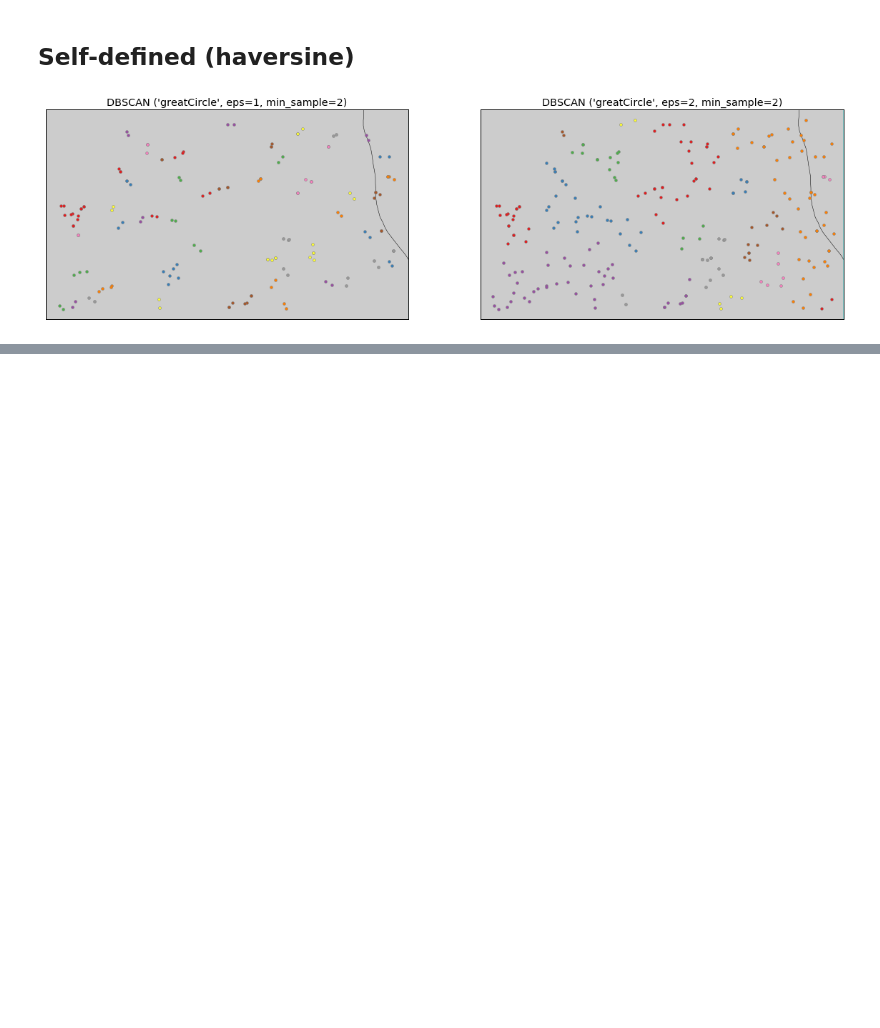
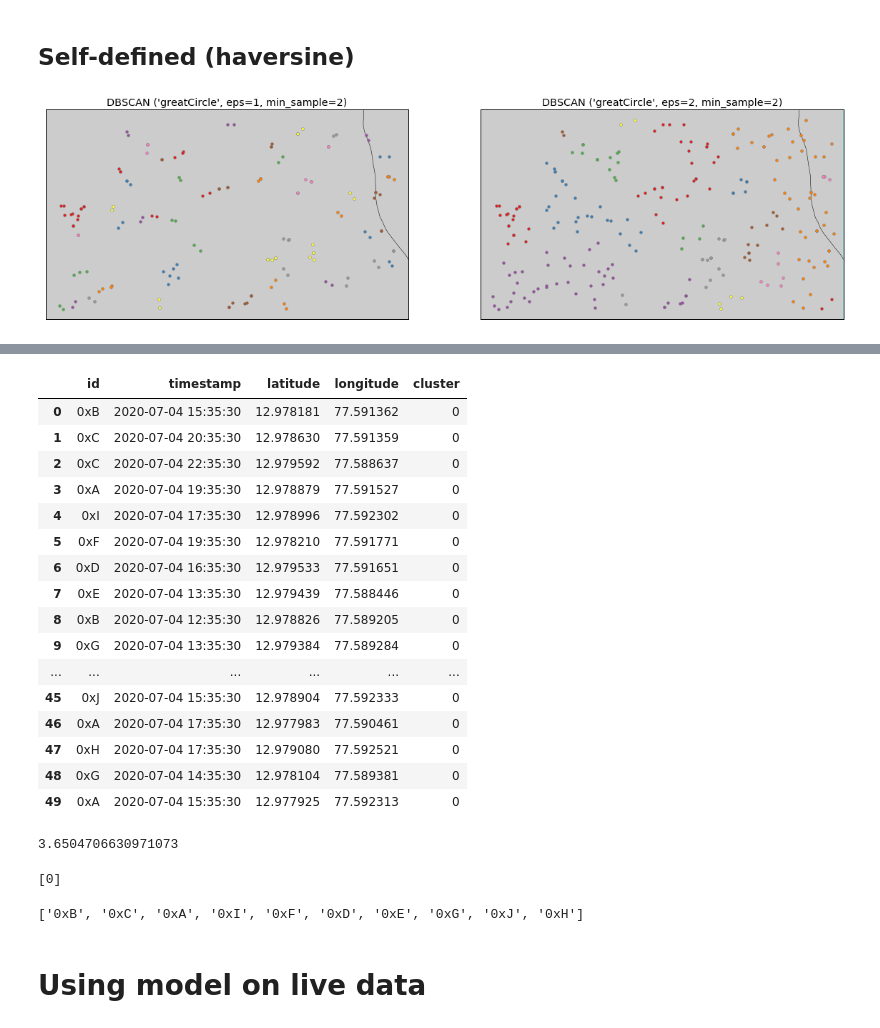
Before and after one commit to KumbleMadhu/PRANA, a Jupyter notebook: prana_contact_tracing_using_DBSCAN.ipynb, the cells around one changed output, grey strips where cells are left out. Drawn from its saved outputs; the diff is of its cells as text; code cells hidden in the pictures; blank space fills up the shorter version.

```diff
--- a/prana_contact_tracing_using_DBSCAN.ipynb
+++ b/prana_contact_tracing_using_DBSCAN.ipynb
@@ -268,0 +261,53 @@ get_infected_ids(input_id)
+# %%
+dftrain.head(50)
+# %% [output]
+|  | id | timestamp | latitude | longitude | cluster |
+| 0 | 0xB | 2020-07-04 15:35:30 | 12.978181 | 77.591362 | 0 |
+| 1 | 0xC | 2020-07-04 20:35:30 | 12.978630 | 77.591359 | 0 |
+| 2 | 0xC | 2020-07-04 22:35:30 | 12.979592 | 77.588637 | 0 |
+| 3 | 0xA | 2020-07-04 19:35:30 | 12.978879 | 77.591527 | 0 |
+| 4 | 0xI | 2020-07-04 17:35:30 | 12.978996 | 77.592302 | 0 |
+| 5 | 0xF | 2020-07-04 19:35:30 | 12.978210 | 77.591771 | 0 |
+| 6 | 0xD | 2020-07-04 16:35:30 | 12.979533 | 77.591651 | 0 |
+| 7 | 0xE | 2020-07-04 13:35:30 | 12.979439 | 77.588446 | 0 |
+| 8 | 0xB | 2020-07-04 12:35:30 | 12.978826 | 77.589205 | 0 |
+| 9 | 0xG | 2020-07-04 13:35:30 | 12.979384 | 77.589284 | 0 |
+| ... | ... | ... | ... | ... | ... |
+| 45 | 0xJ | 2020-07-04 15:35:30 | 12.978904 | 77.592333 | 0 |
+| 46 | 0xA | 2020-07-04 17:35:30 | 12.977983 | 77.590461 | 0 |
+| 47 | 0xH | 2020-07-04 17:35:30 | 12.979080 | 77.592521 | 0 |
+| 48 | 0xG | 2020-07-04 14:35:30 | 12.978104 | 77.589381 | 0 |
+| 49 | 0xA | 2020-07-04 15:35:30 | 12.977925 | 77.592313 | 0 |
+# %%
+haversine((13.194585, 77.591991), (13.161761, 77.591378))
+# %% [output]
+3.6504706630971073
+# %%
+def get_infected_ids(input_id):
+    input_id_clusters = []
+    for i in range(len(dftrain)):
+        if dftrain['id'][i] == input_id:
+            if dftrain['cluster'][i] in input_id_clusters:
+                pass
+            else:
+                input_id_clusters.append(dftrain['cluster'][i])
+    print(input_id_clusters)
+
+    member_cluster = []
+    for cluster in input_id_clusters:
+        member_list = dftrain.loc[dftrain['cluster'] == cluster, 'id']
+        for i in range(len(member_list)):
+            member_node = member_list.iloc[i]
+            if member_node in member_cluster:
+                pass
+            else:
+                member_cluster.append(member_node)
+    return member_cluster
+
+input_id = '0xA'
+get_infected_ids(input_id)
+# %% [output]
+[0]
+['0xB', '0xC', '0xA', '0xI', '0xF', '0xD', '0xE', '0xG', '0xJ', '0xH']
+# %% [markdown]
+# Using model on live data
```
Also changed, not shown: parts of 22 cells of this notebook.
